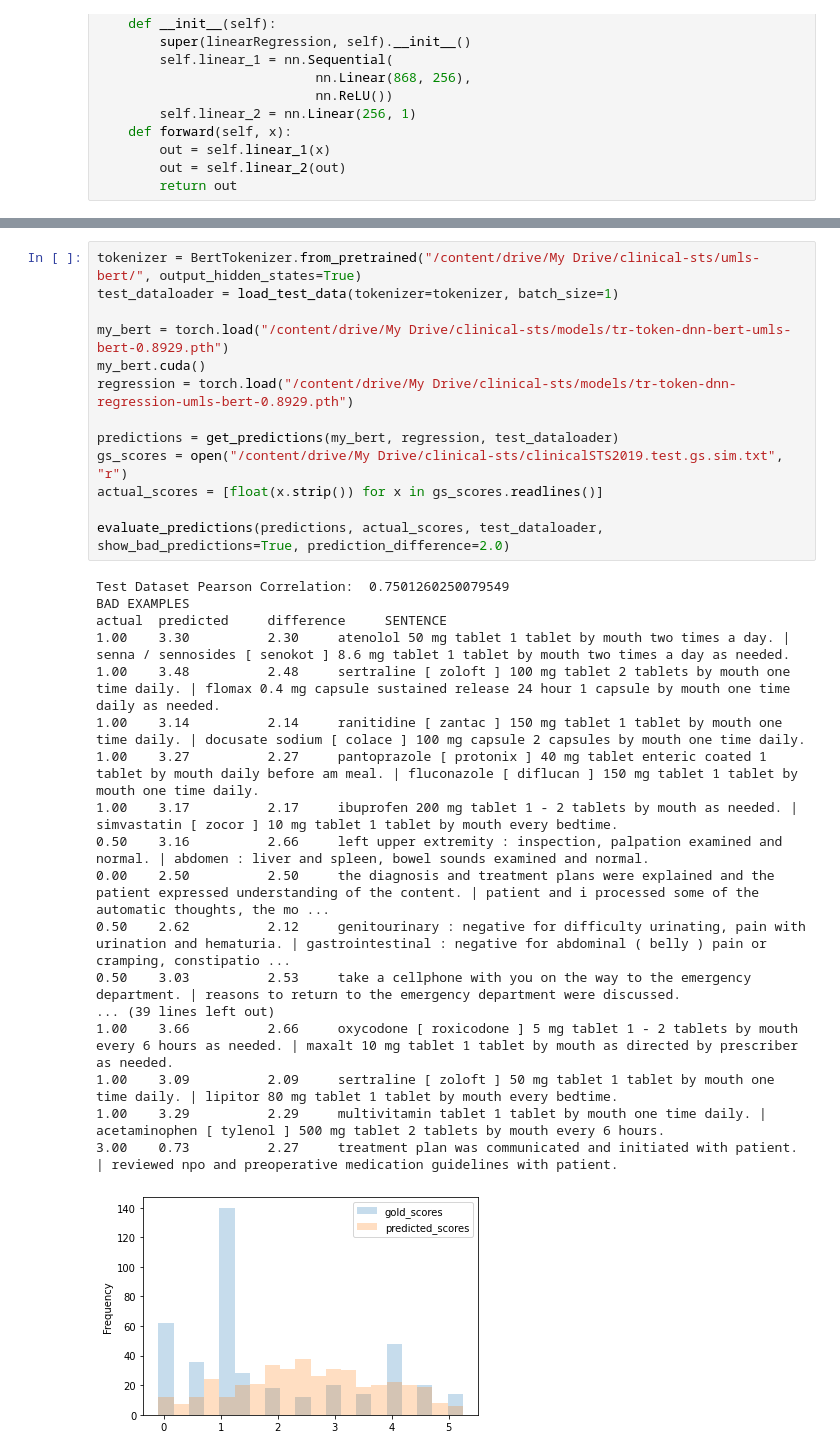
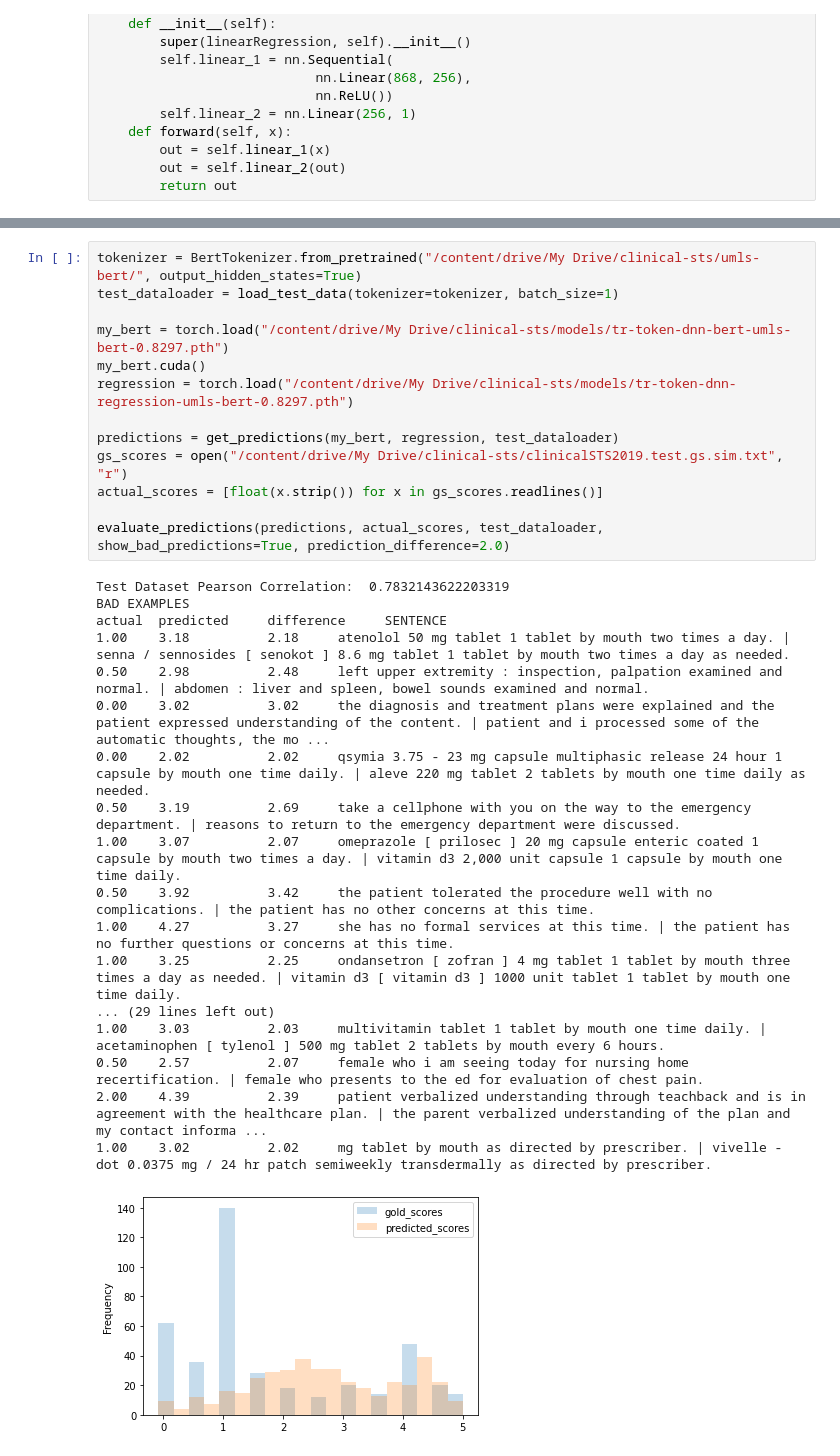
Before and after one commit to sreenivasanramesh/clinical-sts, a Jupyter notebook: phase2/TR_TOKEN_EMB_CUI/test_translated_token_emb.ipynb, the cells around one changed output, grey strips where cells are left out. Drawn from its saved outputs; the diff is of its cells as text.

```diff
--- a/phase2/TR_TOKEN_EMB_CUI/test_translated_token_emb.ipynb
+++ b/phase2/TR_TOKEN_EMB_CUI/test_translated_token_emb.ipynb
@@ -333,32 +335,32 @@ actual  predicted     difference     SENTENCE
 # %%
 tokenizer = BertTokenizer.from_pretrained("/content/drive/My Drive/clinical-sts/umls-bert/", output_hidden_states=True)
 test_dataloader = load_test_data(tokenizer=tokenizer, batch_size=1)
 
-my_bert = torch.load("/content/drive/My Drive/clinical-sts/models/tr-token-dnn-bert-umls-bert-0.8929.pth")
+my_bert = torch.load("/content/drive/My Drive/clinical-sts/models/tr-token-dnn-bert-umls-bert-0.8297.pth")
 my_bert.cuda()
-regression = torch.load("/content/drive/My Drive/clinical-sts/models/tr-token-dnn-regression-umls-bert-0.8929.pth")
+regression = torch.load("/content/drive/My Drive/clinical-sts/models/tr-token-dnn-regression-umls-bert-0.8297.pth")
 
 predictions = get_predictions(my_bert, regression, test_dataloader)
 gs_scores = open("/content/drive/My Drive/clinical-sts/clinicalSTS2019.test.gs.sim.txt", "r")
 actual_scores = [float(x.strip()) for x in gs_scores.readlines()]
 
 evaluate_predictions(predictions, actual_scores, test_dataloader, show_bad_predictions=True, prediction_difference=2.0)
 # %% [output]
-Test Dataset Pearson Correlation:  0.7501260250079549
+Test Dataset Pearson Correlation:  0.7832143622203319
 BAD EXAMPLES
 actual  predicted     difference     SENTENCE
-1.00    3.30          2.30     atenolol 50 mg tablet 1 tablet by mouth two times a day. | senna / sennosides [ senokot ] 8.6 mg tablet 1 tablet by mouth two times a day as needed.
-1.00    3.48          2.48     sertraline [ zoloft ] 100 mg tablet 2 tablets by mouth one time daily. | flomax 0.4 mg capsule sustained release 24 hour 1 capsule by mouth one time daily as needed.
-1.00    3.14          2.14     ranitidine [ zantac ] 150 mg tablet 1 tablet by mouth one time daily. | docusate sodium [ colace ] 100 mg capsule 2 capsules by mouth one time daily.
-1.00    3.27          2.27     pantoprazole [ protonix ] 40 mg tablet enteric coated 1 tablet by mouth daily before am meal. | fluconazole [ diflucan ] 150 mg tablet 1 tablet by mouth one time daily.
-1.00    3.17          2.17     ibuprofen 200 mg tablet 1 - 2 tablets by mouth as needed. | simvastatin [ zocor ] 10 mg tablet 1 tablet by mouth every bedtime.
-0.50    3.16          2.66     left upper extremity : inspection, palpation examined and normal. | abdomen : liver and spleen, bowel sounds examined and normal.
-0.00    2.50          2.50     the diagnosis and treatment plans were explained and the patient expressed understanding of the content. | patient and i processed some of the automatic thoughts, the mo ...
-0.50    2.62          2.12     genitourinary : negative for difficulty urinating, pain with urination and hematuria. | gastrointestinal : negative for abdominal ( belly ) pain or cramping, constipatio ...
-0.50    3.03          2.53     take a cellphone with you on the way to the emergency department. | reasons to return to the emergency department were discussed.
-... (39 lines left out)
-1.00    3.66          2.66     oxycodone [ roxicodone ] 5 mg tablet 1 - 2 tablets by mouth every 6 hours as needed. | maxalt 10 mg tablet 1 tablet by mouth as directed by prescriber as needed.
-1.00    3.09          2.09     sertraline [ zoloft ] 50 mg tablet 1 tablet by mouth one time daily. | lipitor 80 mg tablet 1 tablet by mouth every bedtime.
-1.00    3.29          2.29     multivitamin tablet 1 tablet by mouth one time daily. | acetaminophen [ tylenol ] 500 mg tablet 2 tablets by mouth every 6 hours.
-3.00    0.73          2.27     treatment plan was communicated and initiated with patient. | reviewed npo and preoperative medication guidelines with patient.
+1.00    3.18          2.18     atenolol 50 mg tablet 1 tablet by mouth two times a day. | senna / sennosides [ senokot ] 8.6 mg tablet 1 tablet by mouth two times a day as needed.
+0.50    2.98          2.48     left upper extremity : inspection, palpation examined and normal. | abdomen : liver and spleen, bowel sounds examined and normal.
+0.00    3.02          3.02     the diagnosis and treatment plans were explained and the patient expressed understanding of the content. | patient and i processed some of the automatic thoughts, the mo ...
+0.00    2.02          2.02     qsymia 3.75 - 23 mg capsule multiphasic release 24 hour 1 capsule by mouth one time daily. | aleve 220 mg tablet 2 tablets by mouth one time daily as needed.
+0.50    3.19          2.69     take a cellphone with you on the way to the emergency department. | reasons to return to the emergency department were discussed.
+1.00    3.07          2.07     omeprazole [ prilosec ] 20 mg capsule enteric coated 1 capsule by mouth two times a day. | vitamin d3 2,000 unit capsule 1 capsule by mouth one time daily.
+0.50    3.92          3.42     the patient tolerated the procedure well with no complications. | the patient has no other concerns at this time.
+1.00    4.27          3.27     she has no formal services at this time. | the patient has no further questions or concerns at this time.
+1.00    3.25          2.25     ondansetron [ zofran ] 4 mg tablet 1 tablet by mouth three times a day as needed. | vitamin d3 [ vitamin d3 ] 1000 unit tablet 1 tablet by mouth one time daily.
+... (29 lines left out)
+1.00    3.03          2.03     multivitamin tablet 1 tablet by mouth one time daily. | acetaminophen [ tylenol ] 500 mg tablet 2 tablets by mouth every 6 hours.
+0.50    2.57          2.07     female who i am seeing today for nursing home recertification. | female who presents to the ed for evaluation of chest pain.
+2.00    4.39          2.39     patient verbalized understanding through teachback and is in agreement with the healthcare plan. | the parent verbalized understanding of the plan and my contact informa ...
+1.00    3.02          2.02     mg tablet by mouth as directed by prescriber. | vivelle - dot 0.0375 mg / 24 hr patch semiweekly transdermally as directed by prescriber.
-[figure, old version]
+[figure, new version]
```
Also changed, not shown: parts of 4 cells of this notebook, 4 other files.
